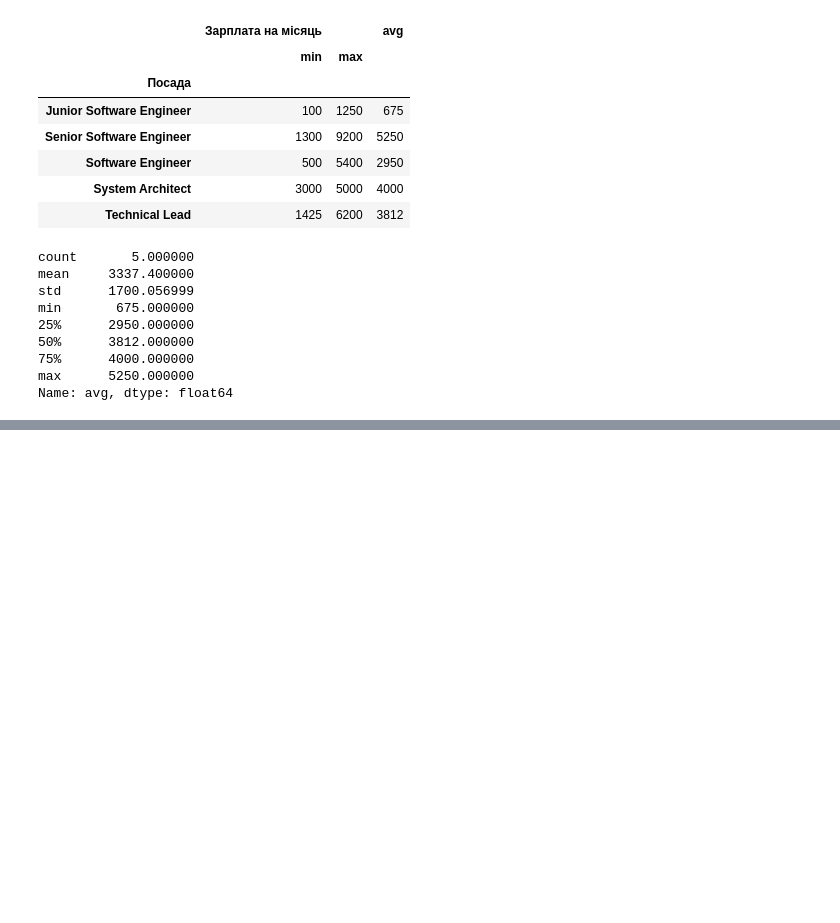
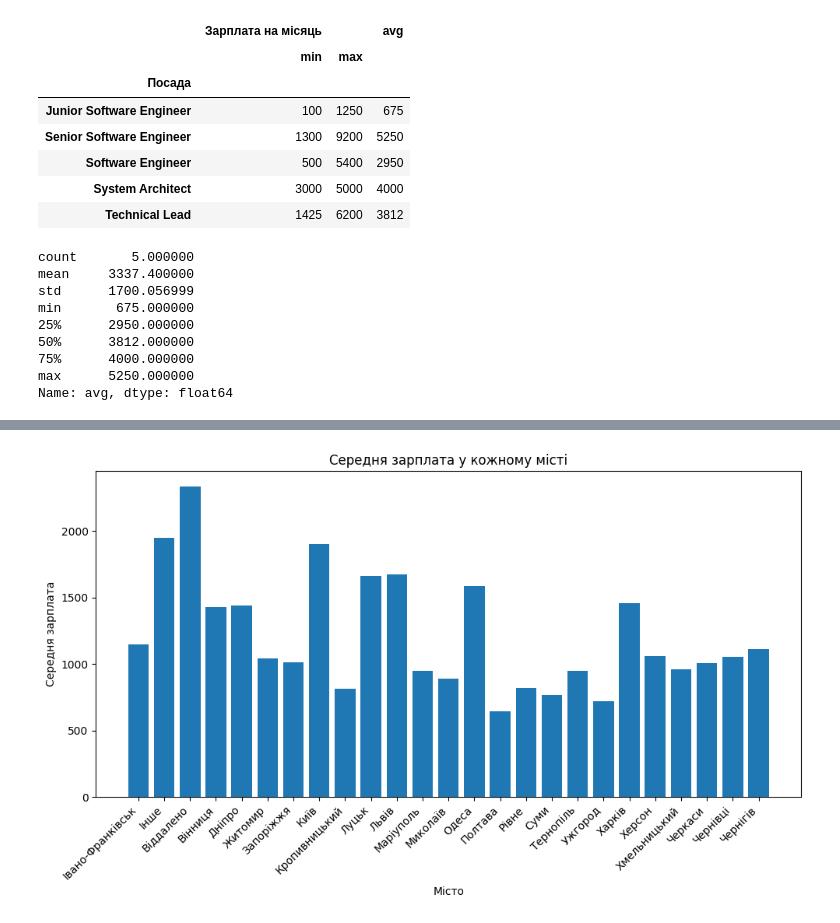
Before and after one commit to MykhailoMykhailiuk/DS-HW, a Jupyter notebook: Hw2_2.ipynb, the cells around one changed output, grey strips where cells are left out. Cells and saved outputs as stored; diff of their text form; code cells hidden in the pictures; blank space fills up the shorter version.

```diff
--- a/Hw2_2.ipynb
+++ b/Hw2_2.ipynb
@@ -215,0 +253,17 @@ new_df.to_csv("/content/drive/My Drive/new_df.csv")
+# %%
+#Plot 3
+city = df.groupby('Місто').agg({'Зарплата на місяць': 'mean'}).reset_index()
+city.columns = ['Місто', 'Середня зарплата']
+plt.figure(figsize=(10, 6))
+plt.bar(
+    city['Місто'],
+    city['Середня зарплата']
+)
+plt.xlabel('Місто')
+plt.xticks(rotation=45, ha='right')
+plt.ylabel('Середня зарплата')
+plt.title('Середня зарплата у кожному місті')
+plt.tight_layout()
+plt.show()
+# %% [output]
+[figure, added]
```
Also changed, not shown: parts of 3 cells of this notebook.
